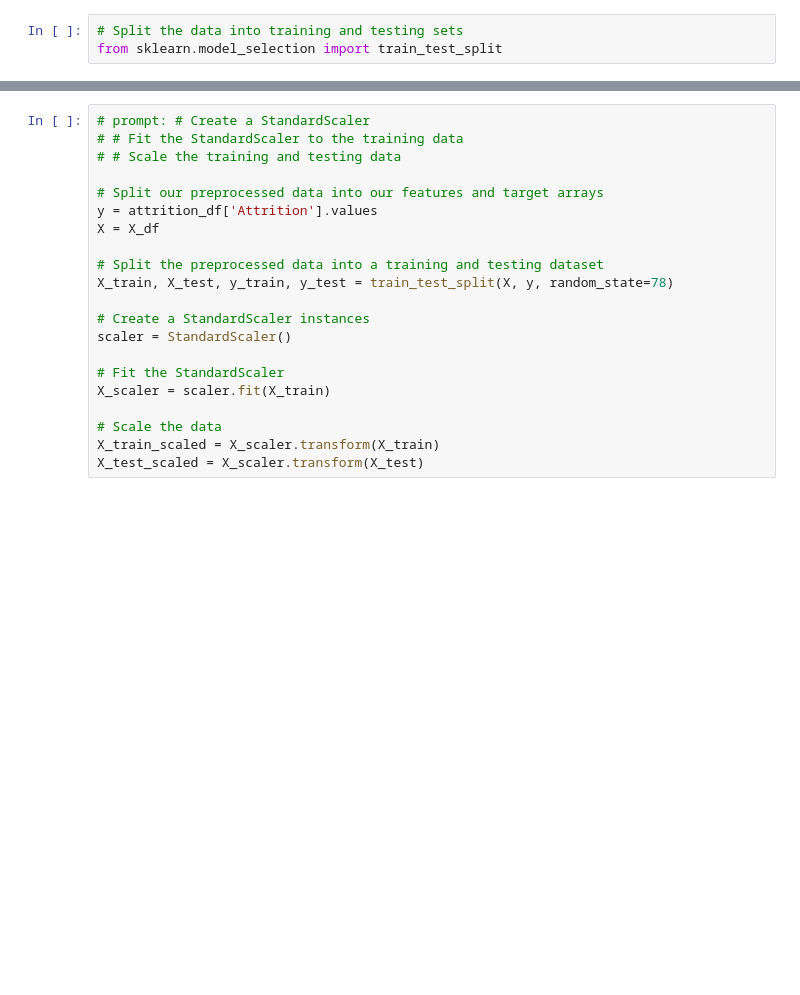
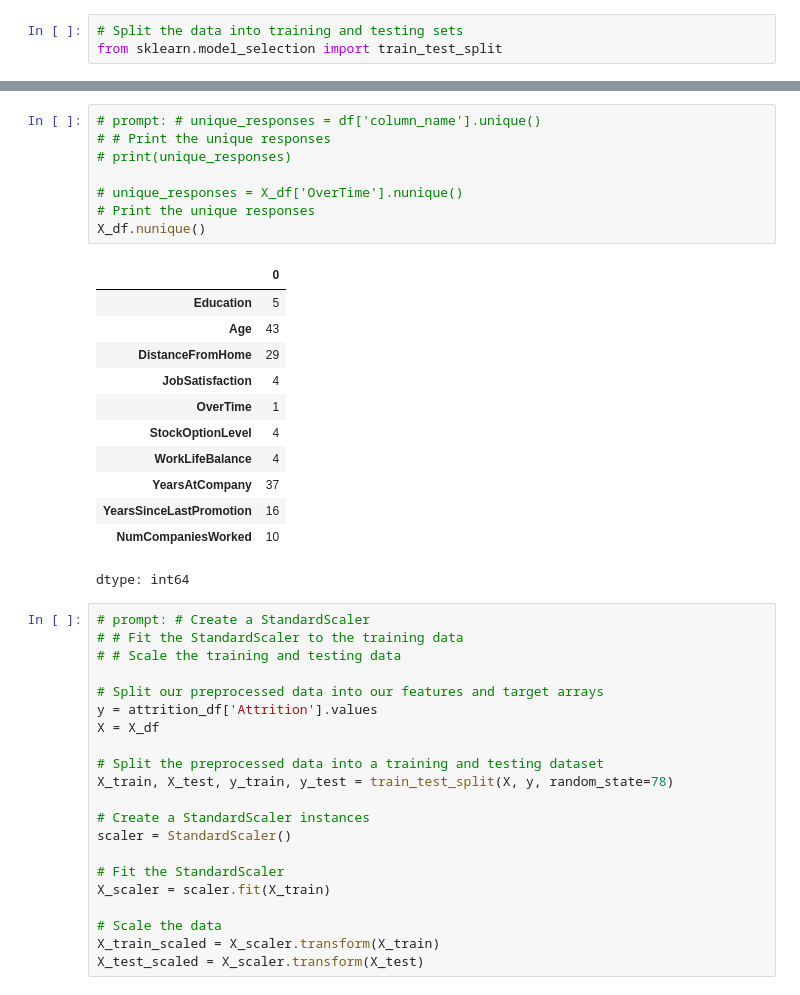
Before and after one commit to cscheese/neural-network-challenge-2, a Jupyter notebook: attrition.ipynb, the cells around one changed output, grey strips where cells are left out. Cells and saved outputs as stored; diff of their text form; blank space fills up the shorter version.

```diff
--- a/attrition.ipynb
+++ b/attrition.ipynb
@@ -83,3 +94,24 @@ from sklearn.model_selection import train_test_split
+# %%
+# prompt: # unique_responses = df['column_name'].unique()
+# # Print the unique responses
+# print(unique_responses)
+
+# unique_responses = X_df['OverTime'].nunique()
+# Print the unique responses
+X_df.nunique()
+# %% [output]
+|  | 0 |
+| Education | 5 |
+| Age | 43 |
+| DistanceFromHome | 29 |
+| JobSatisfaction | 4 |
+| OverTime | 1 |
+| StockOptionLevel | 4 |
+| WorkLifeBalance | 4 |
+| YearsAtCompany | 37 |
+| YearsSinceLastPromotion | 16 |
+| NumCompaniesWorked | 10 |
+dtype: int64
 # %%
 # prompt: # Create a StandardScaler
 # # Fit the StandardScaler to the training data
```
Also changed, not shown: parts of 13 cells of this notebook.
